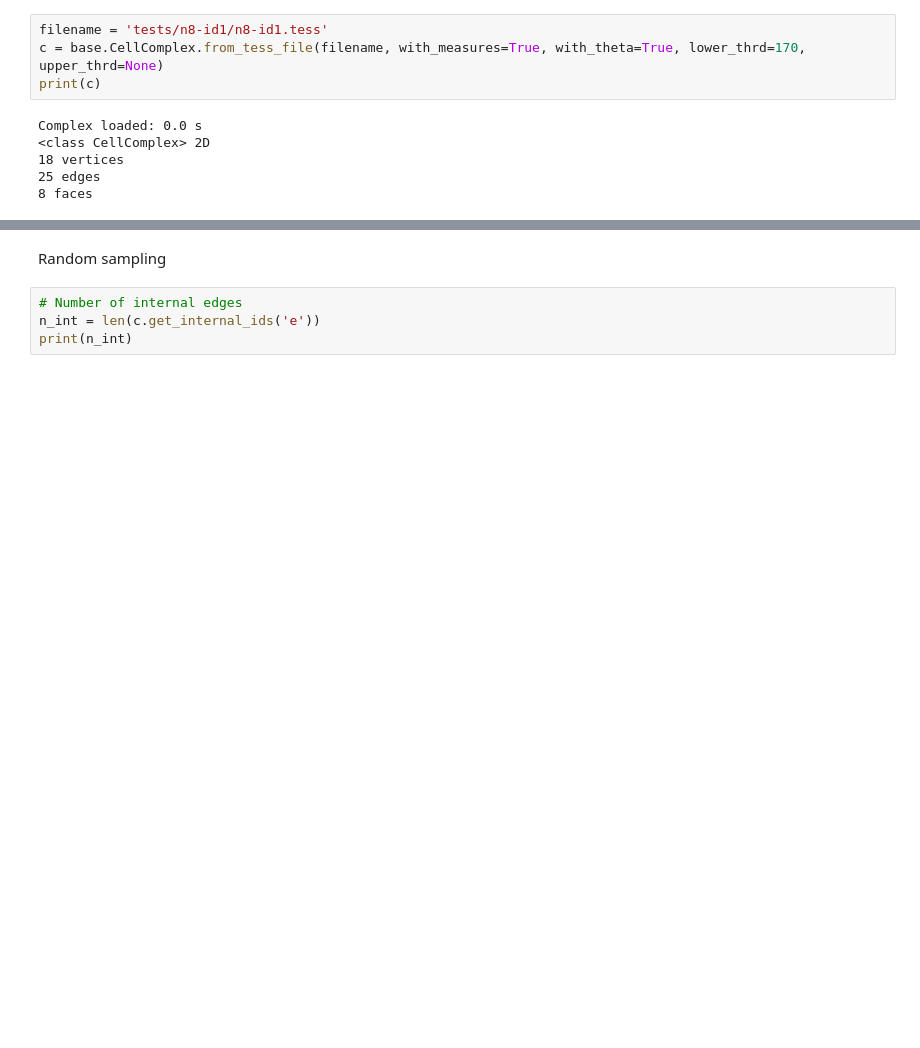
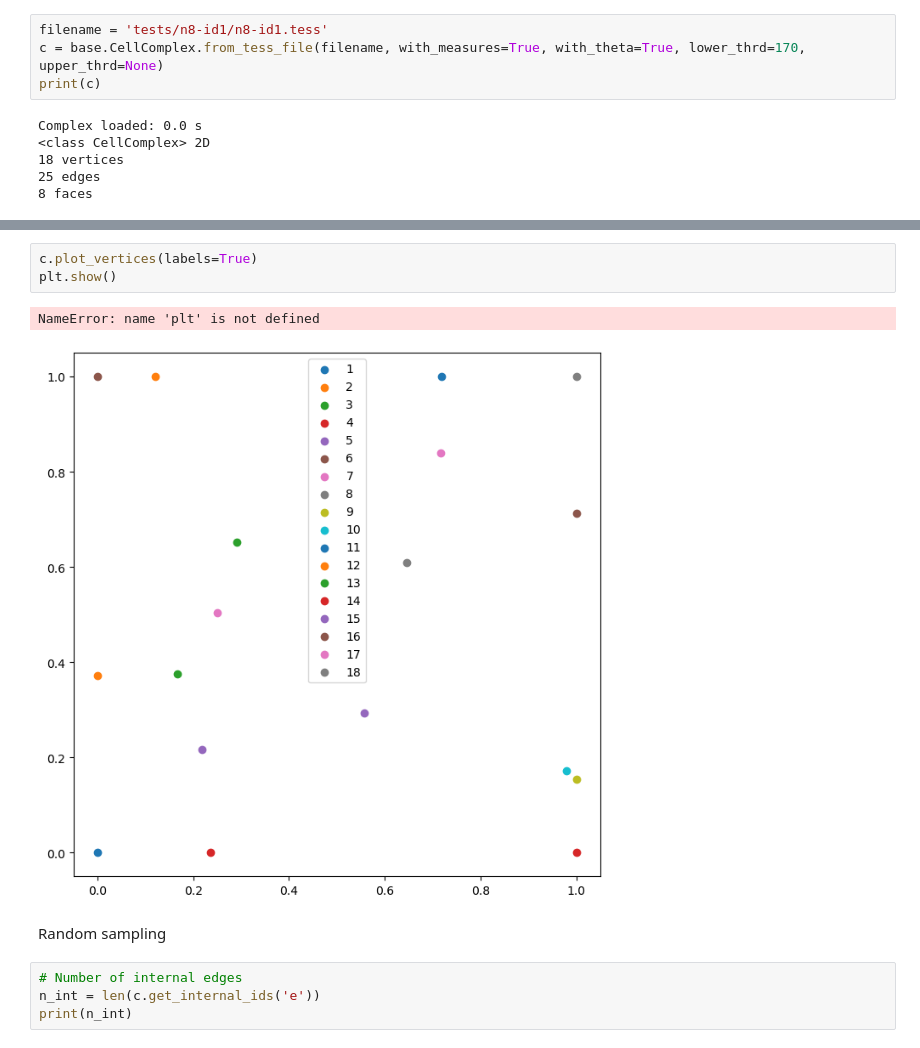
Before and after one commit to PRISBteam/Voronoi_PCC_Analyser, a Jupyter notebook: Examples.ipynb, the cells around one changed output, grey strips where cells are left out. Saved outputs shown, nothing was run; the diff lists cells and outputs as text; blank space fills up the shorter version.

```diff
--- a/Examples.ipynb
+++ b/Examples.ipynb
@@ -17,3 +24,9 @@ Complex loaded: 0.0 s
+# %%
+c.plot_vertices(labels=True)
+plt.show()
+# %% [output]
+NameError: name 'plt' is not defined
+[figure, added]
 # %% [markdown]
 Random sampling
 # %%
```
Also changed, not shown: parts of 3 cells of this notebook, 1 other file.
